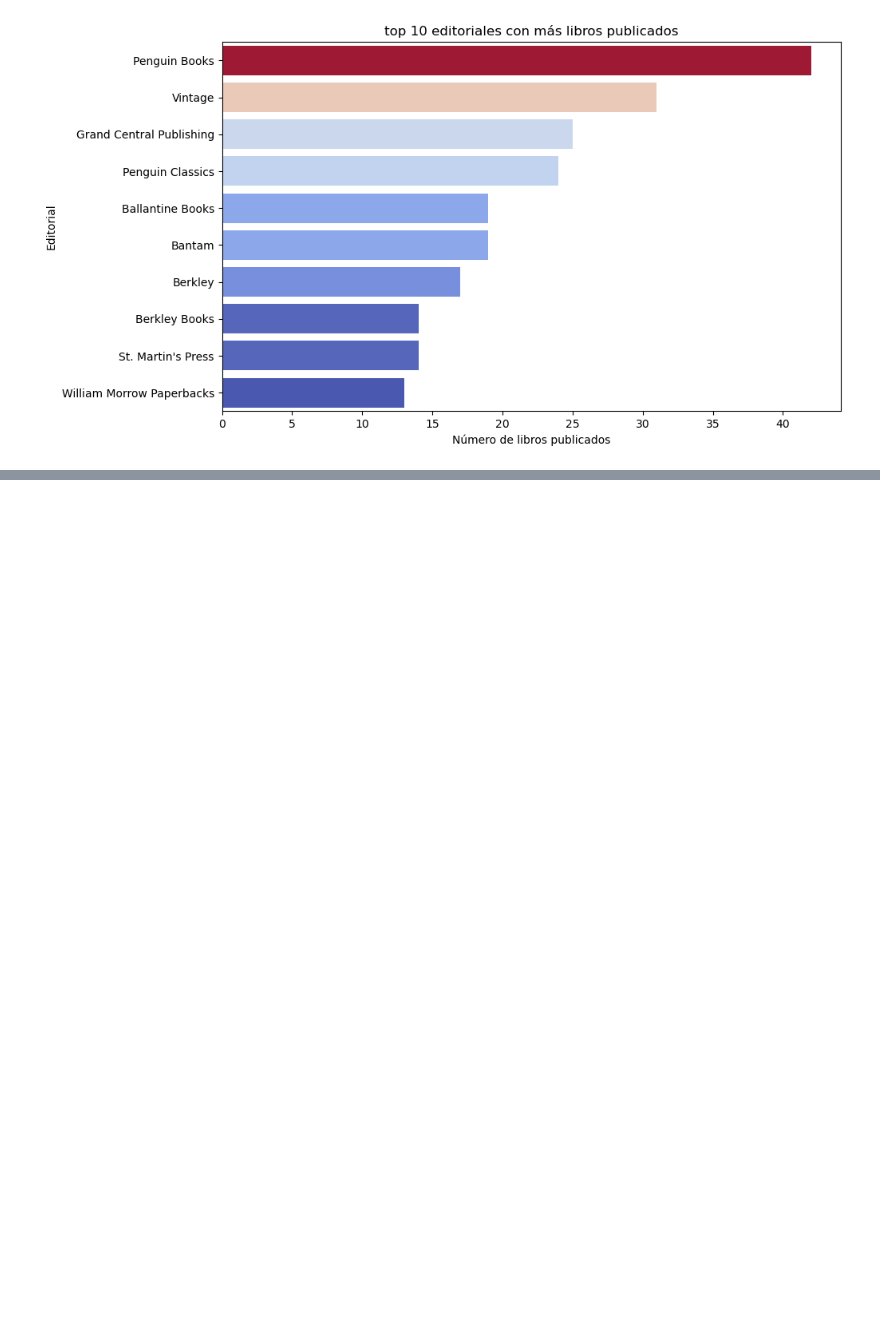
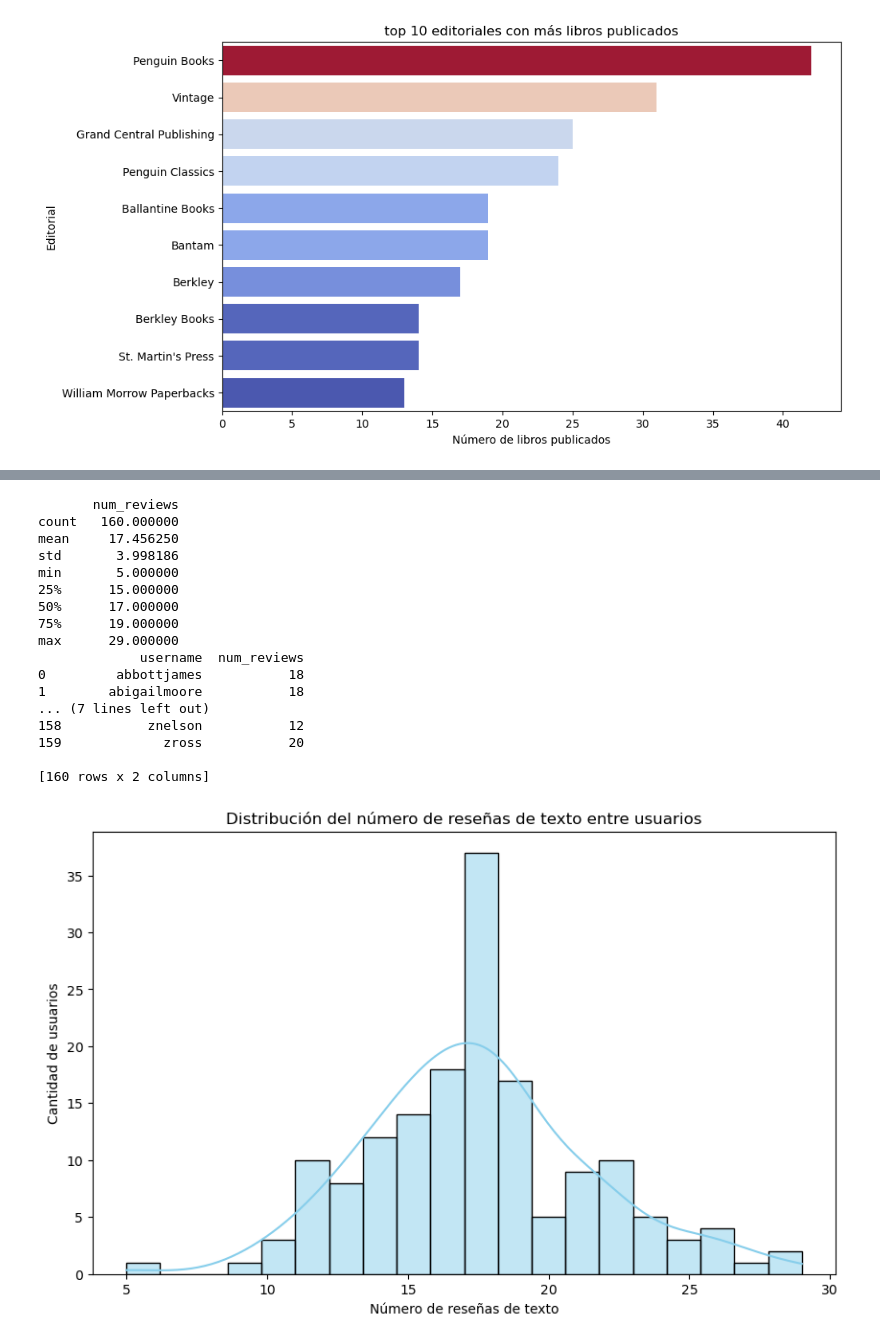
Before and after one commit to DavidRC-Ing/Project_Books_SQL, a Jupyter notebook: Project_Books.ipynb, the cells around one changed output, grey strips where cells are left out. Cells and saved outputs as stored; diff of their text form; code cells hidden in the pictures; blank space fills up the shorter version.

```diff
--- a/Project_Books.ipynb
+++ b/Project_Books.ipynb
@@ -383,0 +507,29 @@ plt.show()
+# %%
+user_reviews = reviews.groupby('username')['review_id'].nunique().reset_index(name='num_reviews')
+print(user_reviews.describe())
+print(user_reviews)
+plt.figure(figsize=(10, 6))
+sns.histplot(user_reviews['num_reviews'], bins=20, kde=True, color='skyblue')
+plt.title('Distribución del número de reseñas de texto entre usuarios')
+plt.xlabel('Número de reseñas de texto')
+plt.ylabel('Cantidad de usuarios')
+plt.show()
+# %% [output]
+       num_reviews
+count   160.000000
+mean     17.456250
+std       3.998186
+min       5.000000
+25%      15.000000
+50%      17.000000
+75%      19.000000
+max      29.000000
+             username  num_reviews
+0         abbottjames           18
+1        abigailmoore           18
+... (7 lines left out)
+158           znelson           12
+159             zross           20
+
+[160 rows x 2 columns]
+[figure, added]
```
Also changed, not shown: parts of 28 cells of this notebook.
